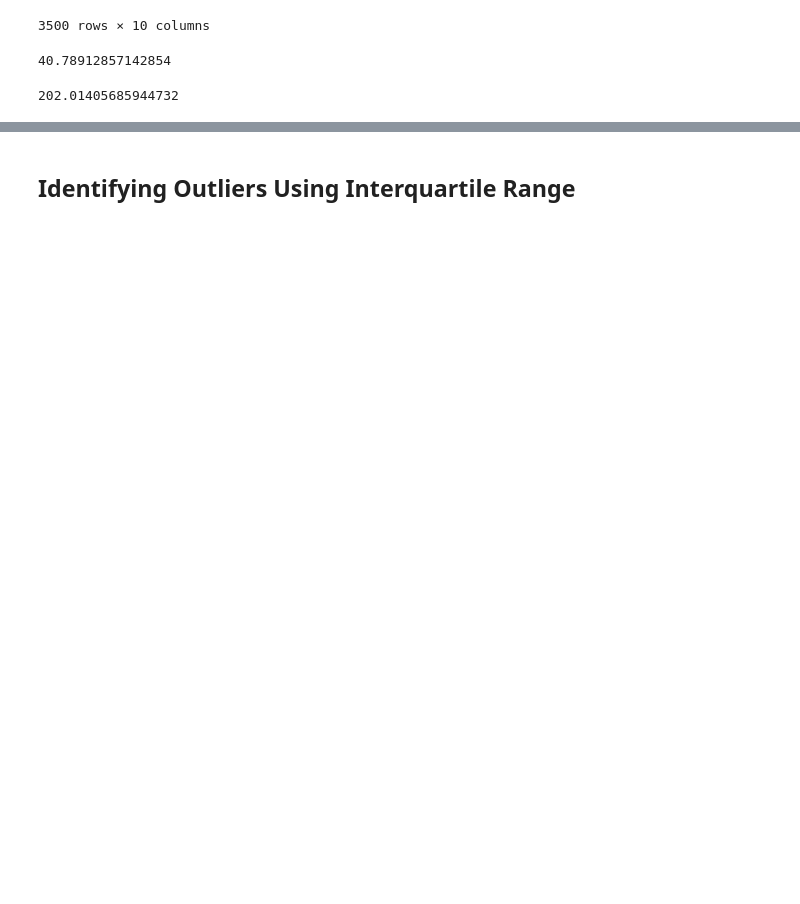
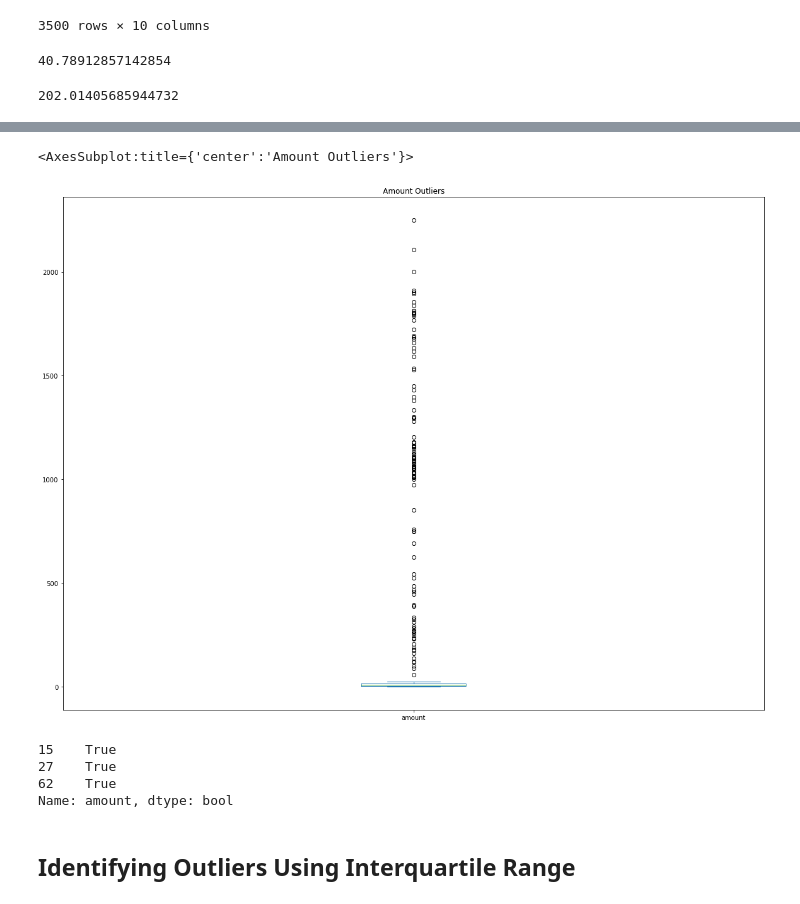
Before and after one commit to E7FinTech/Module-7-Challenge, a Jupyter notebook: Starter_Code/Starter_Files/Challenge 7.ipynb, the cells around one changed output, grey strips where cells are left out. Cells and saved outputs as stored; diff of their text form; code cells hidden in the pictures; blank space fills up the shorter version.

```diff
--- a/Starter_Code/Starter_Files/Challenge 7.ipynb
+++ b/Starter_Code/Starter_Files/Challenge 7.ipynb
@@ -246,0 +239,3 @@ print('outlier in dataset is', outlier)
+# %%
+amount= join_all_query_df['amount']
+amount
@@ -247,7 +255,19 @@ print('outlier in dataset is', outlier)
+# %%
+# Outliers using boxplot
+boxplot=amount.plot.box(title='Amount Outliers', figsize=(20,15))
+boxplot
+# %% [output]
+<AxesSubplot:title={'center':'Amount Outliers'}>
+[figure, added]
 # %%
 # Find anomalous transactions for 3 random card holders
-join_all_query_df = join_all_query_df['amount'] > (mean + std)
-join_all_query_df.nlargest(3)
+join_all_query_df2 = join_all_query_df['amount'] > (mean + std)
+join_all_query_df2.nlargest(3)
+# %% [output]
+15    True
+27    True
+62    True
+Name: amount, dtype: bool
 # %% [markdown]
 ## Identifying Outliers Using Interquartile Range
 # %%
```
Also changed, not shown: parts of 13 cells of this notebook.
